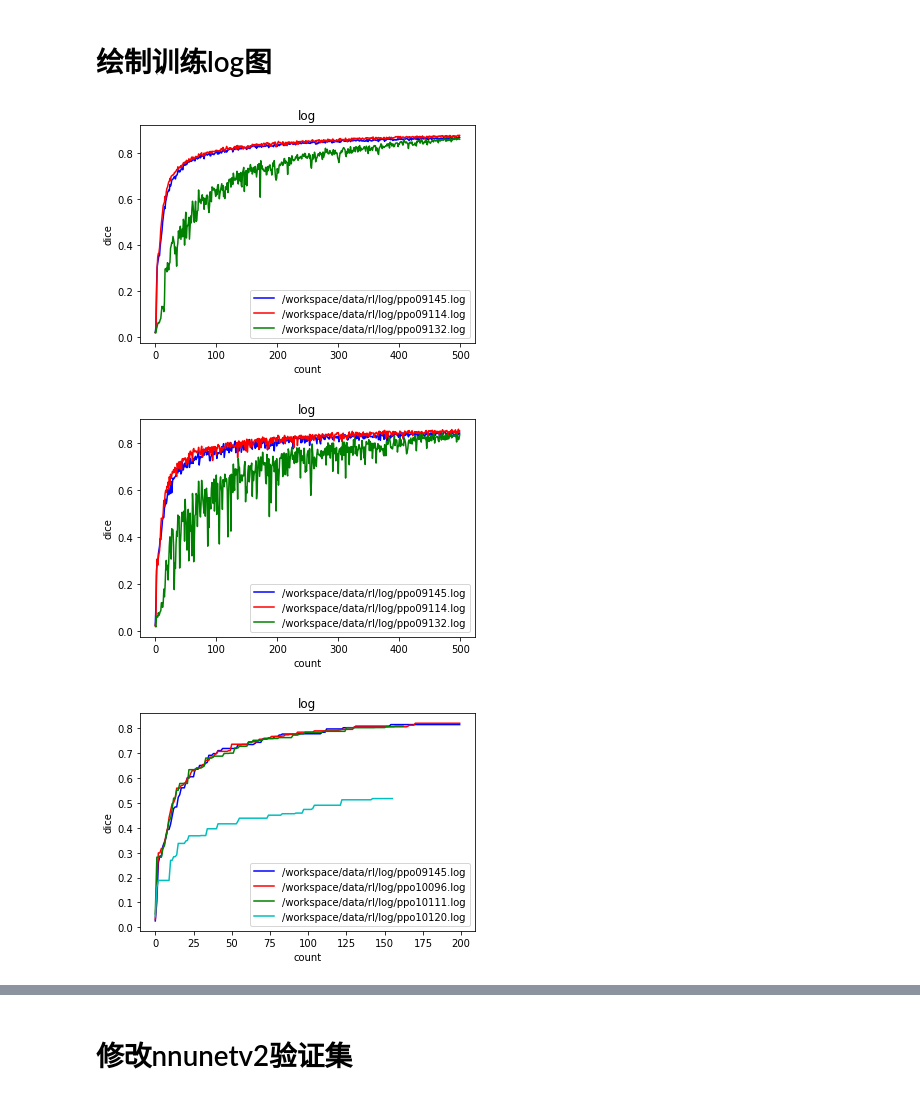
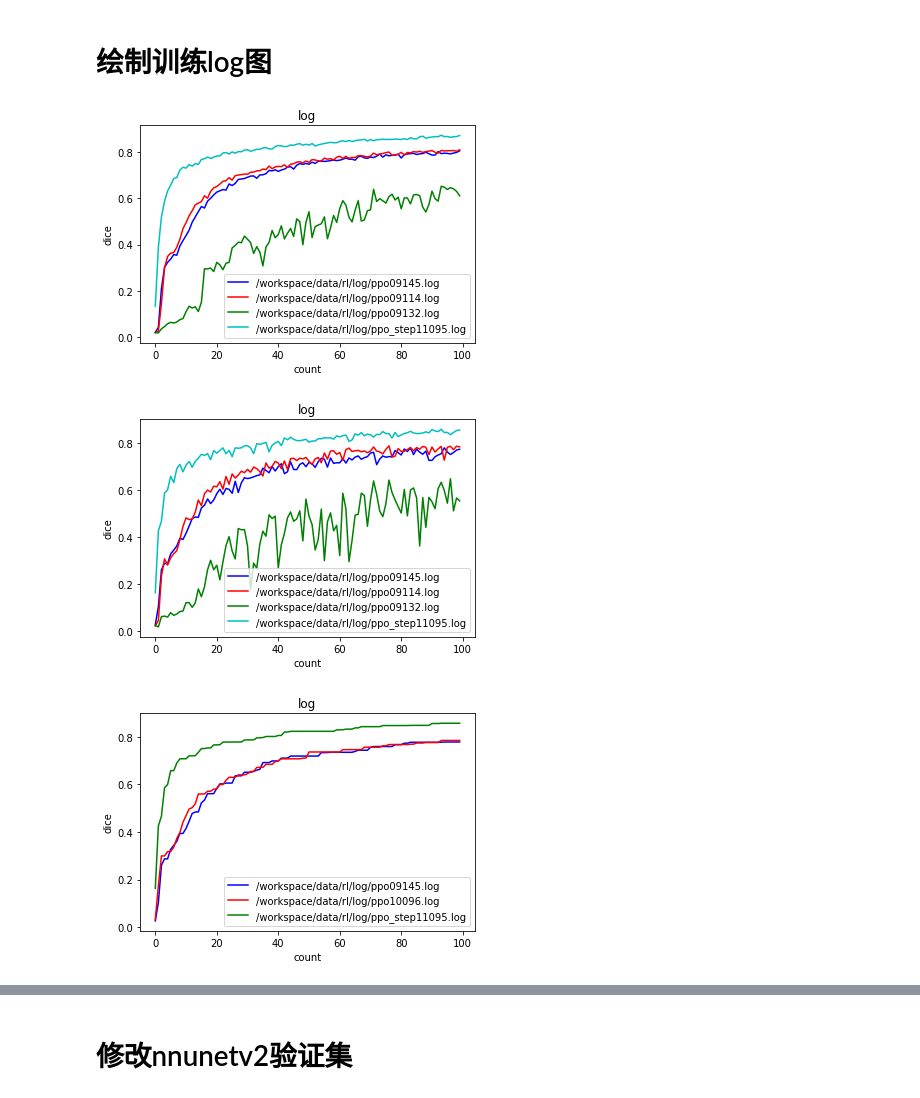
Before and after one commit to yhlujz/rl, a Jupyter notebook: rl.ipynb, the cells around one changed output, grey strips where cells are left out. Cells and saved outputs as stored; diff of their text form; code cells hidden in the pictures.

Commit message:
add pred_ppo_step

```diff
--- a/rl.ipynb
+++ b/rl.ipynb
@@ -769,7 +769,7 @@ def paints(log_paths, option):
                         best_dice = re.search('[0]\.[0-9]+', best_line.group())
                         if best_dice is not None:
                             l.append(float(best_dice.group()))
-        plt.plot(l, colors[i], label=log_path)
+        plt.plot(l[:100], colors[i], label=log_path)
     plt.xlabel('count')
     plt.ylabel('dice')
     plt.title('log')
@@ -779,27 +779,27 @@ def paints(log_paths, option):
 # paints(['/workspace/data/rl/log/ppo09080.log', '/workspace/data/rl/log/ppo09110.log',
 #         '/workspace/data/rl/log/ppo09113.log', '/workspace/data/rl/log/ppo09114.log'], 'train')
 paints(['/workspace/data/rl/log/ppo09145.log', '/workspace/data/rl/log/ppo09114.log',
-        '/workspace/data/rl/log/ppo09132.log'], 'train')
+        '/workspace/data/rl/log/ppo09132.log', '/workspace/data/rl/log/ppo_step11095.log'], 'train')
 # paints(['/workspace/data/rl/log/ppo09145.log', '/workspace/data/rl/log/ppo10096.log',
 #         '/workspace/data/rl/log/ppo10111.log', '/workspace/data/rl/log/ppo10120.log'], 'train')
 # %% [output]
-[figure, old version]
+[figure, new version]
 # %%
 # paints(['/workspace/data/rl/log/ppo09080.log', '/workspace/data/rl/log/ppo09110.log',
 #         '/workspace/data/rl/log/ppo09113.log', '/workspace/data/rl/log/ppo09114.log'], 'val')
 paints(['/workspace/data/rl/log/ppo09145.log', '/workspace/data/rl/log/ppo09114.log',
-        '/workspace/data/rl/log/ppo09132.log'], 'val')
+        '/workspace/data/rl/log/ppo09132.log', '/workspace/data/rl/log/ppo_step11095.log'], 'val')
 # paints(['/workspace/data/rl/log/ppo09145.log', '/workspace/data/rl/log/ppo10096.log',
 #         '/workspace/data/rl/log/ppo10111.log', '/workspace/data/rl/log/ppo10120.log'], 'val')
 # %% [output]
-[figure, old version]
+[figure, new version]
 # %%
 # paints(['/workspace/data/rl/log/ppo09080.log', '/workspace/data/rl/log/ppo09110.log',
 #         '/workspace/data/rl/log/ppo09113.log', '/workspace/data/rl/log/ppo09114.log'], 'best')
 # paints(['/workspace/data/rl/log/ppo09145.log', '/workspace/data/rl/log/ppo09114.log',
 #         '/workspace/data/rl/log/ppo09132.log'], 'best')
 paints(['/workspace/data/rl/log/ppo09145.log', '/workspace/data/rl/log/ppo10096.log',
-        '/workspace/data/rl/log/ppo10111.log', '/workspace/data/rl/log/ppo10120.log'], 'best')
+        '/workspace/data/rl/log/ppo_step11095.log'], 'best')
 # %% [output]
-[figure, old version]
+[figure, new version]
 # %%
```
Also changed, not shown: parts of 1 cell of this notebook, 5 other files.
